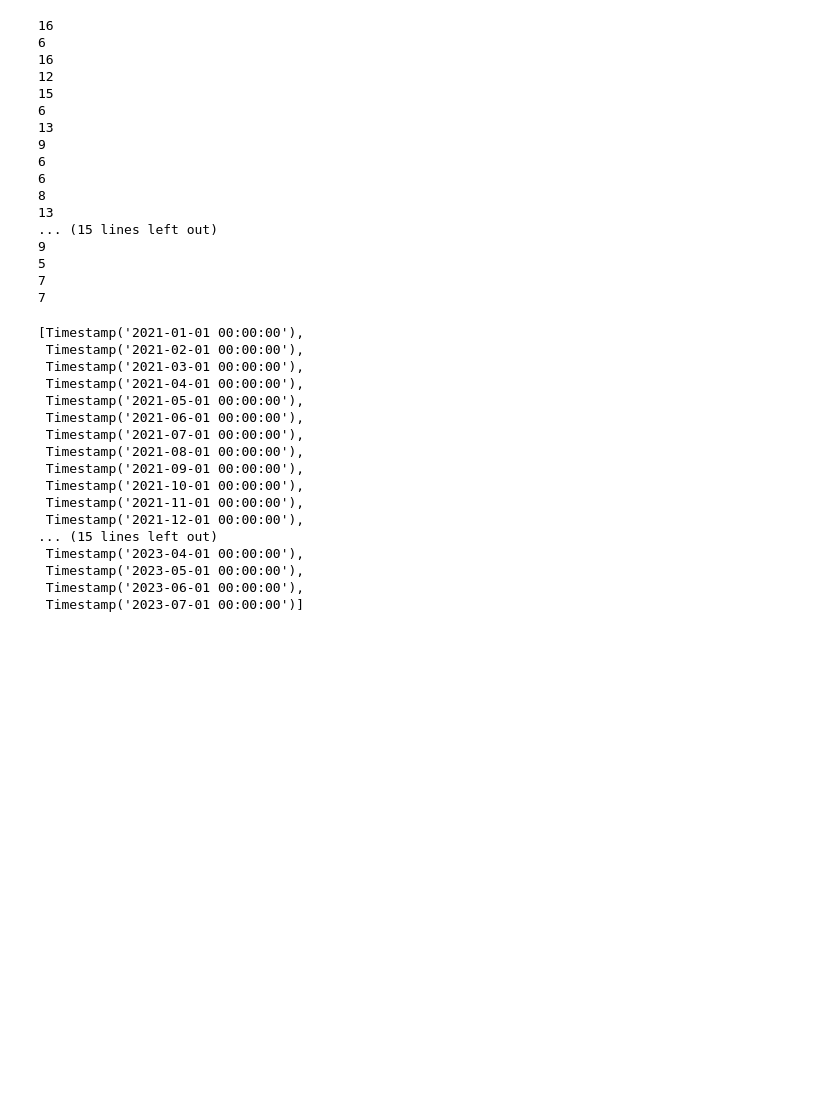
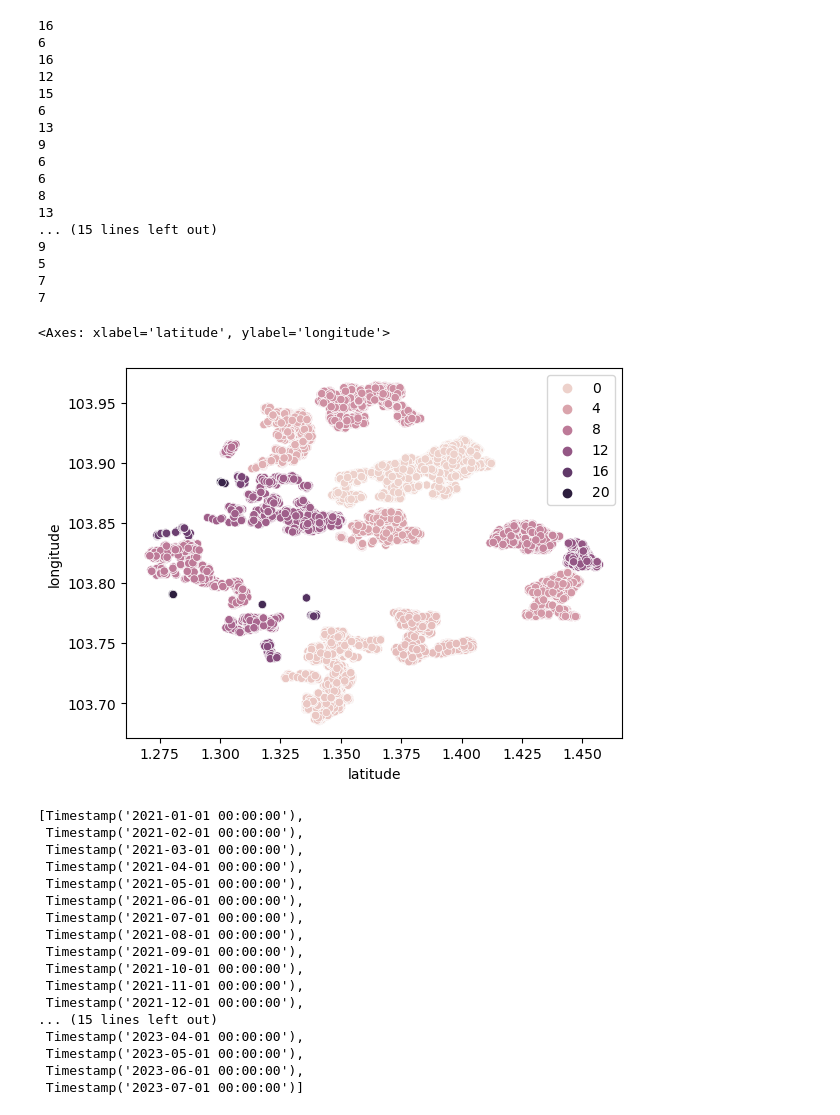
Before and after one commit to Concyclics/NUS-CS5228-project, a Jupyter notebook: final_project_model_by_year.ipynb, the cells around one changed output. Drawn from its saved outputs; the diff is of its cells as text; code cells hidden in the pictures; blank space fills up the shorter version.

```diff
--- a/final_project_model_by_year.ipynb
+++ b/final_project_model_by_year.ipynb
@@ -180,3 +181,16 @@ df_train.reset_index(drop=True, inplace=True)
 5
 7
 7
+# %%
+#add cluster feature
+df_lat_long = df_train[['latitude', 'longitude']]
+df_lat_long_test = df_test[['latitude', 'longitude']]
+df_total = pd.concat([df_lat_long, df_lat_long_test], axis=0)
+from sklearn.cluster import DBSCAN
+DBSCAN_model = DBSCAN(eps=0.005, min_samples=1)
+DBSCAN_model.fit(df_total)
+#plot
+sns.scatterplot(x='latitude', y='longitude', hue=DBSCAN_model.labels_, data=df_total)
+# %% [output]
+<Axes: xlabel='latitude', ylabel='longitude'>
+[figure, added]
```
Also changed, not shown: parts of 8 cells of this notebook, 36 other files.
